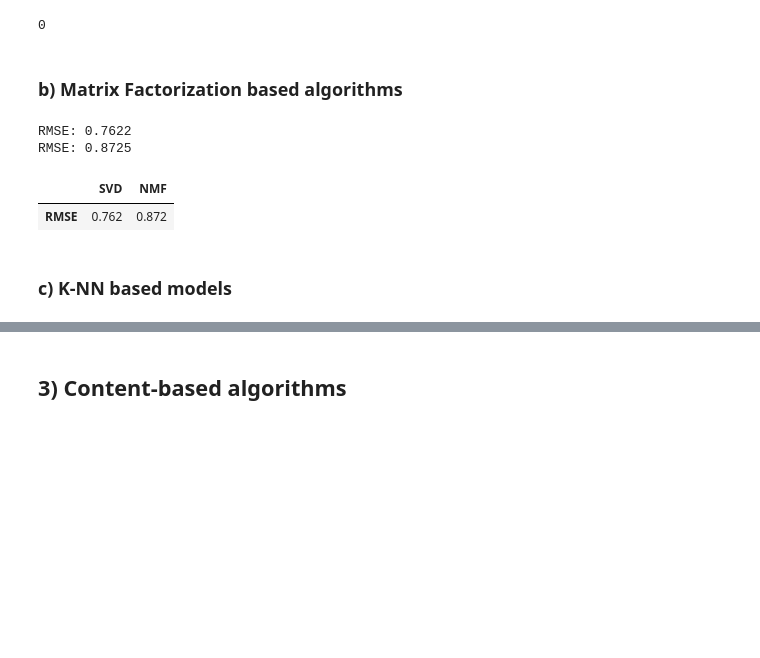
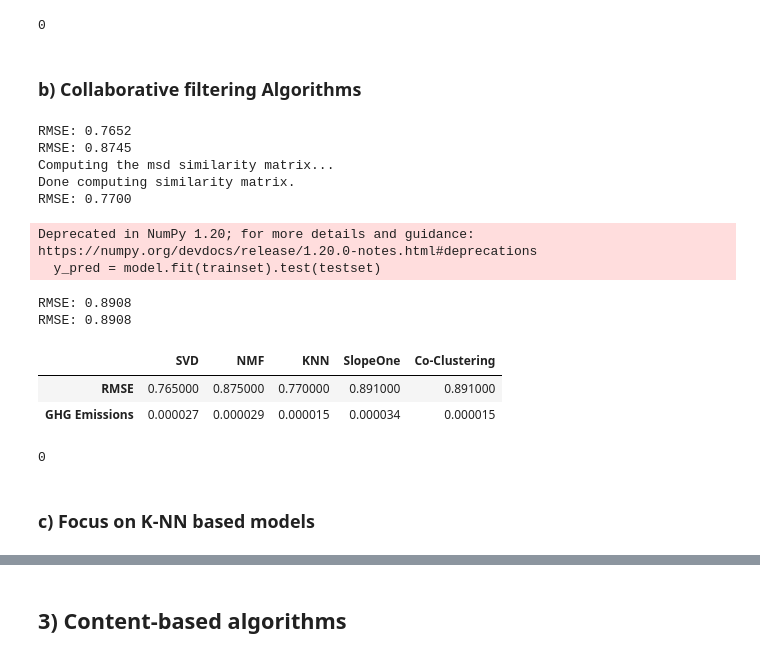
Before and after one commit to cecilegltslmcs/recommender_sys_books, a Jupyter notebook: P7_02_notebookmodelisation.ipynb, the cells around one changed output, grey strips where cells are left out. Cells and saved outputs as stored; diff of their text form; code cells hidden in the pictures; blank space fills up the shorter version.

Commit message:
update & calculate GHG Emissions

```diff
--- a/P7_02_notebookmodelisation.ipynb
+++ b/P7_02_notebookmodelisation.ipynb
@@ -161,5 +150,3 @@ del predictions
 gc.collect()
 # %% [output]
 0
-# %% [markdown]
-### b) Matrix Factorization based algorithms
@@ -168,0 +153,2 @@ nmf = NMF()
+# %% [markdown]
+### b) Collaborative filtering Algorithms
@@ -169,18 +160,35 @@ nmf = NMF()
+# %%
+svd = SVD()
+nmf = NMF()
+knn = KNNBasic(random_state=42)
+slope = SlopeOne()
+cocluster = CoClustering(random_state=42)
 # %%
-model = [svd, nmf]
+model = [svd, nmf, knn, slope, cocluster]
 dict_model = {}
 
 for model in model:
-  y_pred = model.fit(trainset).test(testset)
-  rmse = accuracy.rmse(y_pred)
-  dict_model[model] = (rmse.round(3))
+    tracker = EmissionsTracker()
+    tracker.start()
+    y_pred = model.fit(trainset).test(testset)
+    emissions = tracker.stop()
+    rmse = accuracy.rmse(y_pred)
+    dict_model[model] = (rmse.round(3), emissions)
 
-eval_model = pd.DataFrame(dict_model, index=["RMSE"])
-eval_model.columns = ["SVD", "NMF"]
+eval_model = pd.DataFrame(dict_model, index=["RMSE", "GHG Emissions"])
+eval_model.columns = ["SVD", "NMF", "KNN", "SlopeOne", "Co-Clustering"]
 
 eval_model
 # %% [output]
-RMSE: 0.7622
-RMSE: 0.8725
+RMSE: 0.7652
+RMSE: 0.8745
+Computing the msd similarity matrix...
+Done computing similarity matrix.
+RMSE: 0.7700
+Deprecated in NumPy 1.20; for more details and guidance: https://numpy.org/devdocs/release/1.20.0-notes.html#deprecations
+  y_pred = model.fit(trainset).test(testset)
+RMSE: 0.8908
+RMSE: 0.8908
-|  | SVD | NMF |
-| RMSE | 0.762 | 0.872 |
+|  | SVD | NMF | KNN | SlopeOne | Co-Clustering |
+| RMSE | 0.765000 | 0.875000 | 0.770000 | 0.891000 | 0.891000 |
+| GHG Emissions | 0.000027 | 0.000029 | 0.000015 | 0.000034 | 0.000015 |
@@ -217,12 +195,11 @@ print("GHG emission:", emissions)
 # %%
-del predictions,\
-    gs,\
-    dict_model,\
-    emissions,\
-    tracker
+del dict_model,\
+    sim_options
 gc.collect()
+# %% [output]
+0
 # %% [markdown]
-### c) K-NN based models
+### c) Focus on K-NN based models
 # %%
 # Initializing similarities options
 sim_options = {'name': 'cosine',
```
Also changed, not shown: parts of 22 cells of this notebook.
